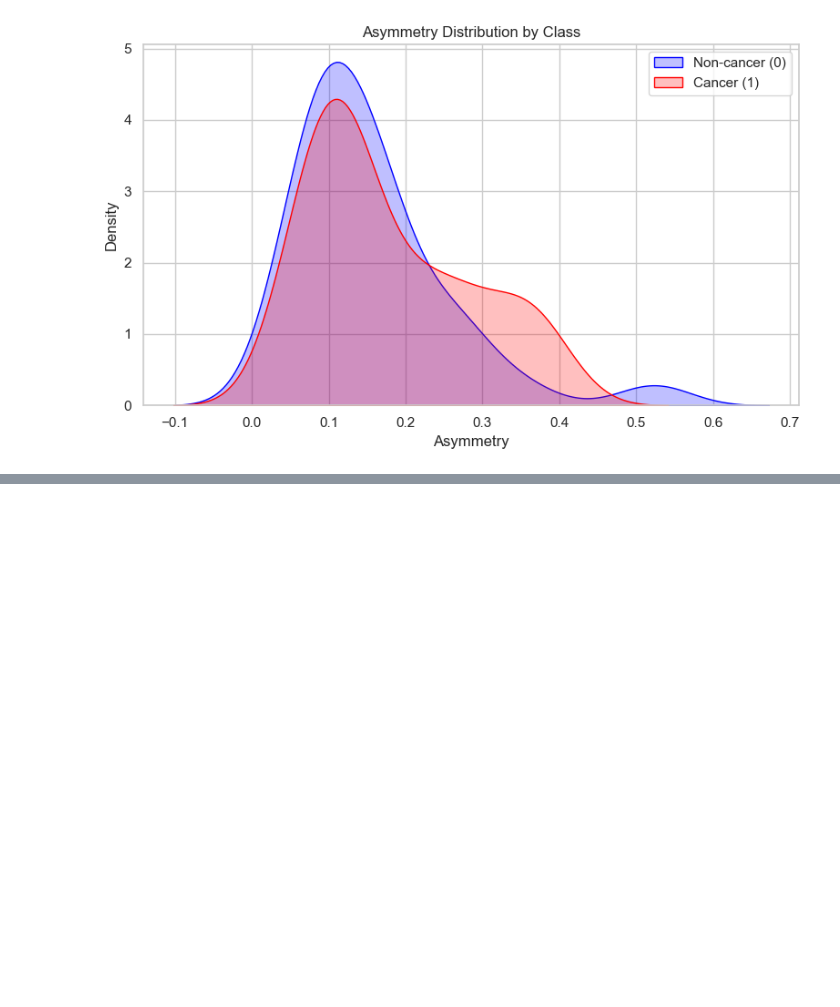
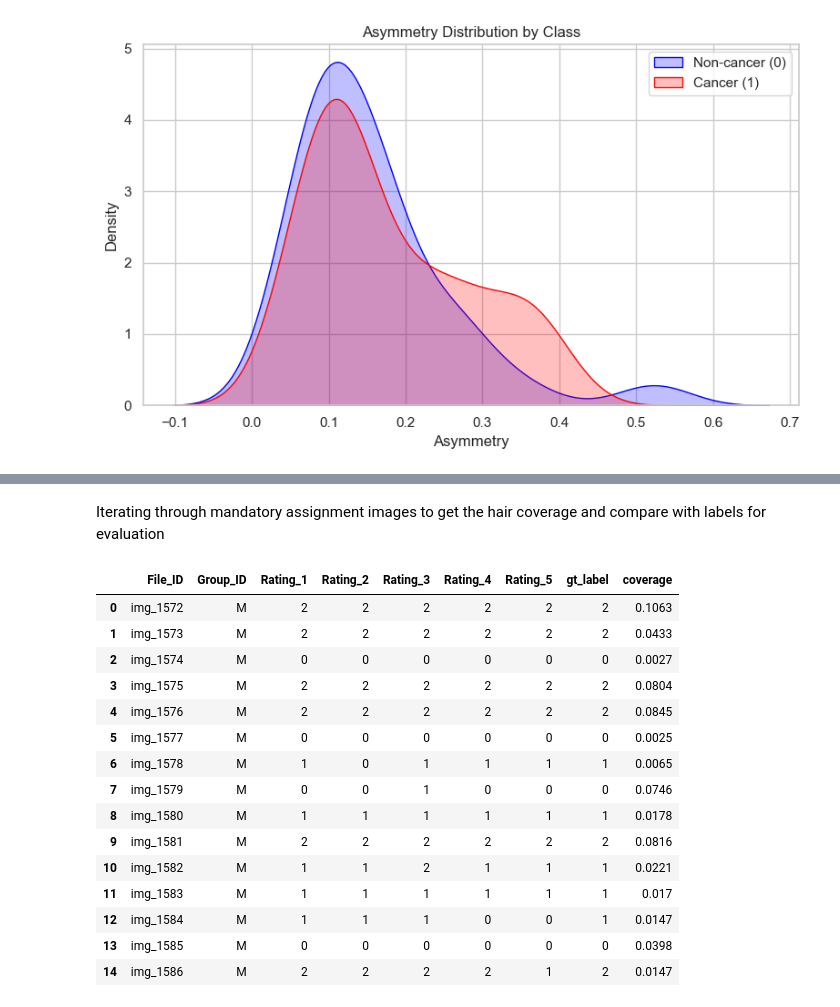
Before and after one commit to chamiyeah/2025-FYP-groupPenguins, a Jupyter notebook: feature_analysis.ipynb, the cells around one changed output, grey strips where cells are left out. Cells and saved outputs as stored; diff of their text form; code cells hidden in the pictures; blank space fills up the shorter version.

```diff
--- a/feature_analysis.ipynb
+++ b/feature_analysis.ipynb
@@ -281,0 +327,46 @@ plt.show()
+# %% [markdown]
+Iterating through mandatory assignment images to get the hair coverage and compare with labels for evaluation
+# %%
+import cv2
+import os
+import pandas as pd
+import numpy as np
+
+image_dir = './data/skin_images/train_hair/'
+data2 = pd.read_csv('hair_annotations.csv')
+#create one label for an image (0,1,2), take the most frequent rating accross annotators
+data2['gt_label'] = data2[['Rating_1', 'Rating_2', 'Rating_3', 'Rating_4', 'Rating_5']].mode(axis=1)[0]
+#correction
+data2['File_ID'] = data2['File_ID'].str.replace('.png', '', regex=False)
+#data['gt_label'] = data['gt_label'].replace(0, 1)
+
+data2['coverage'] = None
+
+for idx, row in data2.iterrows():
+    img_id = row['File_ID']
+    image_path = os.path.join(image_dir, img_id + '.png')
+
+    if os.path.exists(image_path):
+        coverage = hair_coverage(image_path, False)
+        data2.at[idx, 'coverage'] = coverage
+    else:
+        print(f"Image not found: {image_path}")
+
+data2.head(15)
+# %% [output]
+|  | File_ID | Group_ID | Rating_1 | Rating_2 | Rating_3 | Rating_4 | Rating_5 | gt_label | coverage |
+| 0 | img_1572 | M | 2 | 2 | 2 | 2 | 2 | 2 | 0.1063 |
+| 1 | img_1573 | M | 2 | 2 | 2 | 2 | 2 | 2 | 0.0433 |
+| 2 | img_1574 | M | 0 | 0 | 0 | 0 | 0 | 0 | 0.0027 |
+| 3 | img_1575 | M | 2 | 2 | 2 | 2 | 2 | 2 | 0.0804 |
+| 4 | img_1576 | M | 2 | 2 | 2 | 2 | 2 | 2 | 0.0845 |
+| 5 | img_1577 | M | 0 | 0 | 0 | 0 | 0 | 0 | 0.0025 |
+| 6 | img_1578 | M | 1 | 0 | 1 | 1 | 1 | 1 | 0.0065 |
+| 7 | img_1579 | M | 0 | 0 | 1 | 0 | 0 | 0 | 0.0746 |
+| 8 | img_1580 | M | 1 | 1 | 1 | 1 | 1 | 1 | 0.0178 |
+| 9 | img_1581 | M | 2 | 2 | 2 | 2 | 2 | 2 | 0.0816 |
+| 10 | img_1582 | M | 1 | 1 | 2 | 1 | 1 | 1 | 0.0221 |
+| 11 | img_1583 | M | 1 | 1 | 1 | 1 | 1 | 1 | 0.017 |
+| 12 | img_1584 | M | 1 | 1 | 1 | 0 | 0 | 1 | 0.0147 |
+| 13 | img_1585 | M | 0 | 0 | 0 | 0 | 0 | 0 | 0.0398 |
+| 14 | img_1586 | M | 2 | 2 | 2 | 2 | 1 | 2 | 0.0147 |
```
Also changed, not shown: parts of 10 cells of this notebook, 2 other files.
